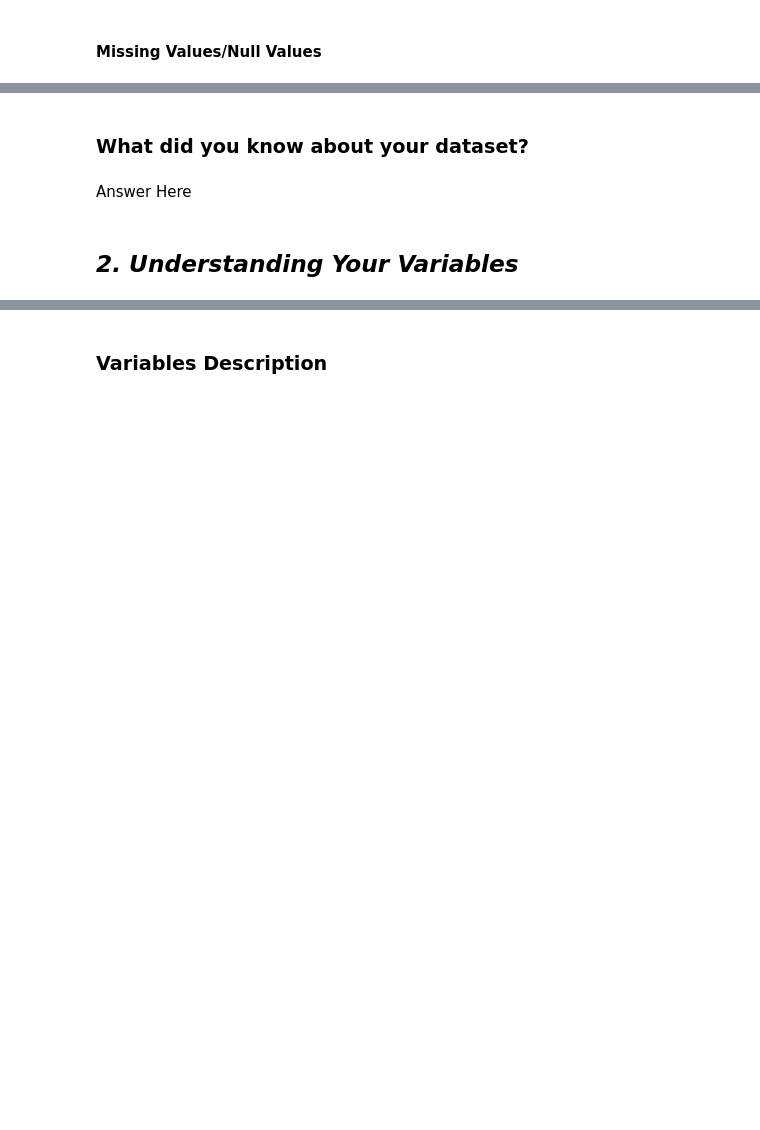
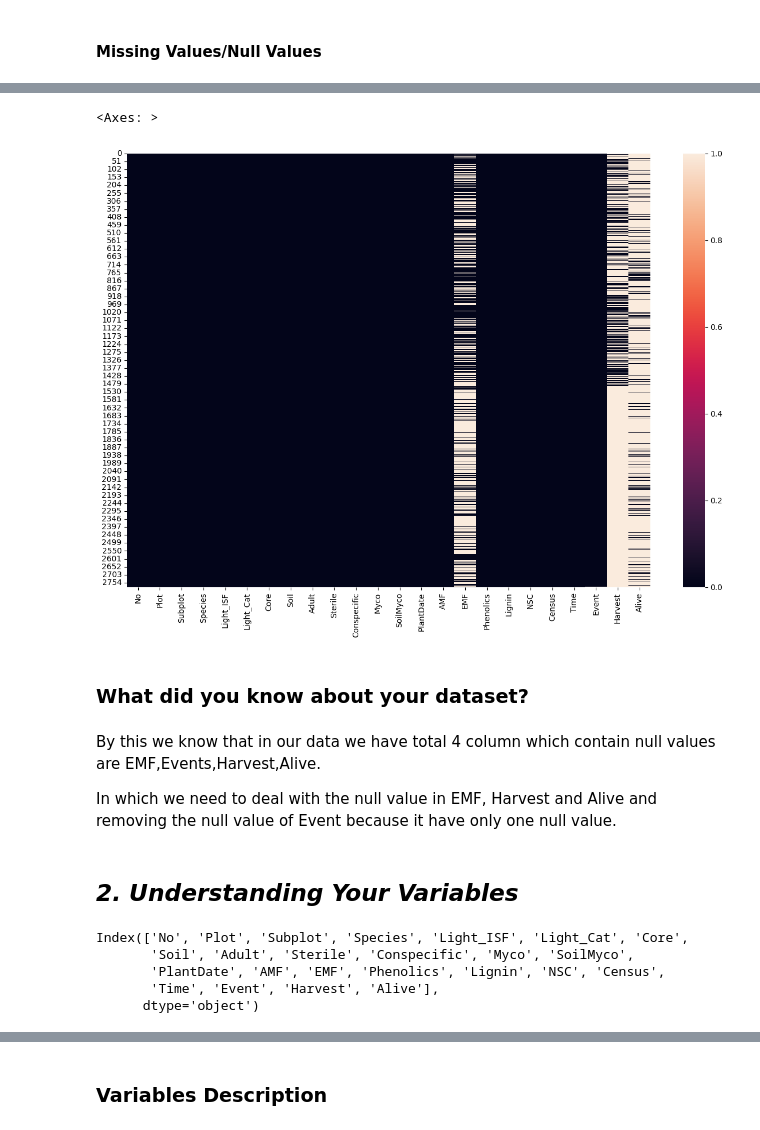
Before and after one commit to SEnvironment/AIML_Winnovation_2026_Classification_Project, a Jupyter notebook: Alok_Tree_Survival_Prediction_Classification_Project.ipynb, the cells around one changed output, grey strips where cells are left out. Saved outputs shown, nothing was run; the diff lists cells and outputs as text; code cells hidden in the pictures; blank space fills up the shorter version.

```diff
--- a/Alok_Tree_Survival_Prediction_Classification_Project.ipynb
+++ b/Alok_Tree_Survival_Prediction_Classification_Project.ipynb
@@ -101,3 +109,6 @@ M - Multivariate Analysis
+# %%
+# Load Dataset
+ts = pd.read_csv('/content/drive/MyDrive/Colab Notebooks/DATA SETs/Tree_Survival DataSet.csv')
 # %% [markdown]
 ### Dataset First View
 # %%
@@ -121,12 +186,26 @@ M - Multivariate Analysis
 # %%
 # Visualizing the missing values
+plt.figure(figsize=(15,10))
+sns.heatmap(ts.isna())
+# %% [output]
+<Axes: >
+[figure, added]
 # %% [markdown]
 ### What did you know about your dataset?
-# %% [markdown]
-Answer Here
+# %% [markdown]
+By this we know that in our data we have total 4 column which contain null values are EMF,Events,Harvest,Alive.
+
+In which we need to deal with the null value in EMF, Harvest and Alive and removing the null value of Event because it have only one null value.
 # %% [markdown]
 ## ***2. Understanding Your Variables***
 # %%
 # Dataset Columns
+ts.columns
+# %% [output]
+Index(['No', 'Plot', 'Subplot', 'Species', 'Light_ISF', 'Light_Cat', 'Core',
+       'Soil', 'Adult', 'Sterile', 'Conspecific', 'Myco', 'SoilMyco',
+       'PlantDate', 'AMF', 'EMF', 'Phenolics', 'Lignin', 'NSC', 'Census',
+       'Time', 'Event', 'Harvest', 'Alive'],
+      dtype='object')
 # %%
 # Dataset Describe
```
Also changed, not shown: parts of 12 cells of this notebook.
